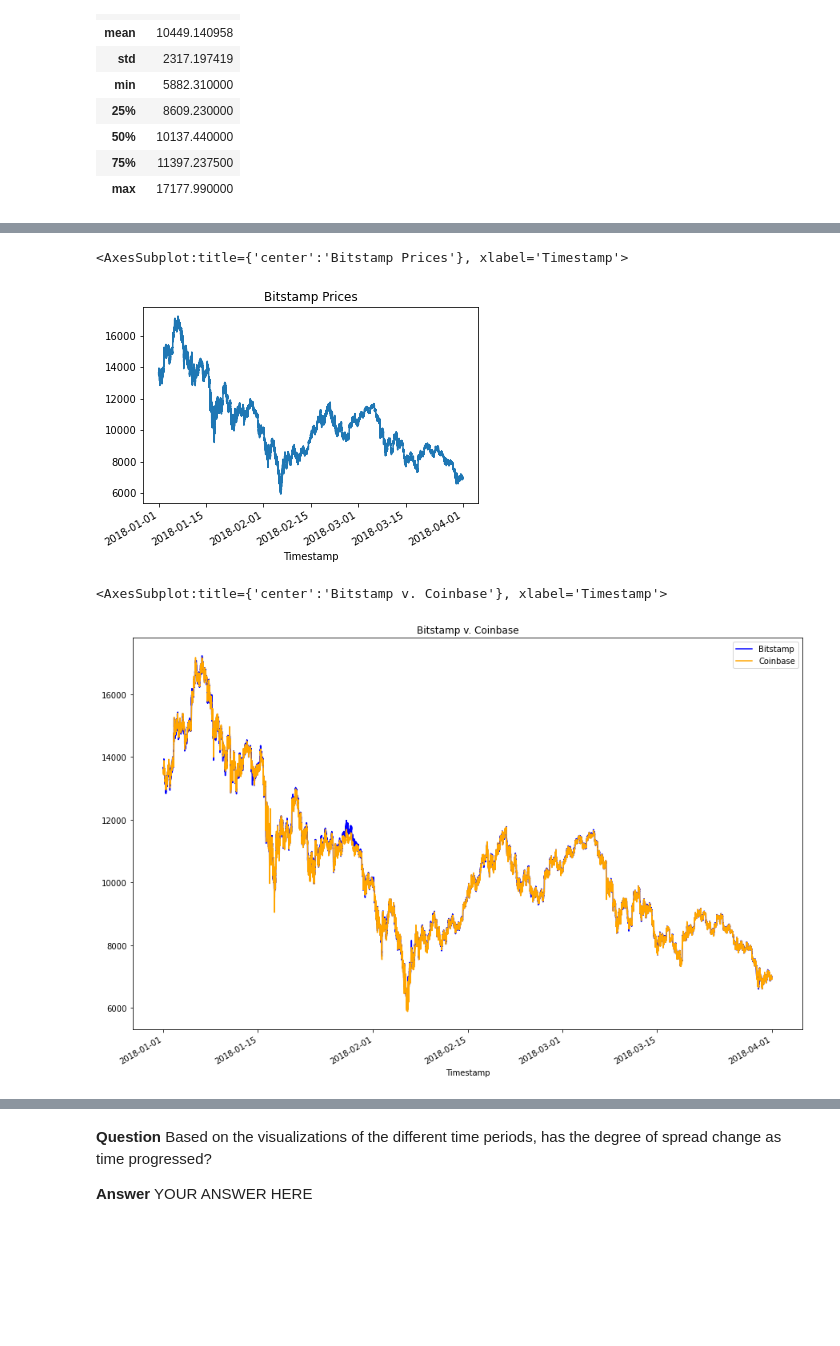
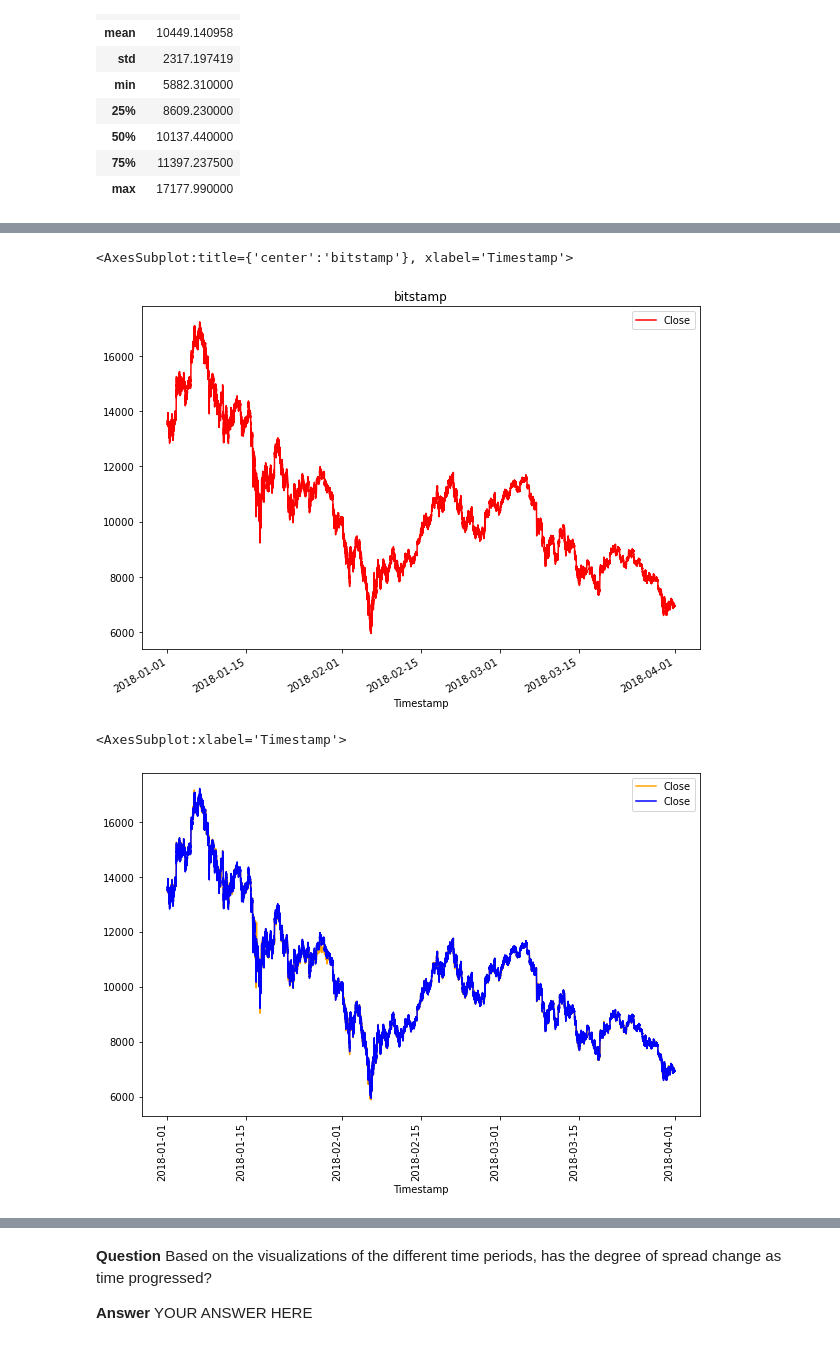
Before and after one commit to Ahmed-Mahjoub/Crypto_arbitrage, a Jupyter notebook: crypto_arbitrage.ipynb, the cells around one changed output, grey strips where cells are left out. Drawn from its saved outputs; the diff is of its cells as text; code cells hidden in the pictures; blank space fills up the shorter version.

```diff
--- a/crypto_arbitrage.ipynb
+++ b/crypto_arbitrage.ipynb
@@ -215,0 +262,3 @@ bitstamp.duplicated().sum()
+# %%
+coinbase["Close"] = coinbase["Close"].astype("float")
+coinbase.dtypes
@@ -215,0 +274,3 @@ bitstamp.duplicated().sum()
+# %%
+coinbase = coinbase.drop_duplicates().copy()
+coinbase
@@ -235,10 +315,11 @@ Select the data you want to analyze. Use `loc` or `iloc` to select the following
 * Close
 # %%
 # Use loc or iloc to select `Timestamp (the index)` and `Close` from bitstamp DataFrame
-bitstamp_sliced = # YOUR CODE HERE
+bitstamp_sliced =bitstamp.iloc[:, [3]]# YOUR CODE HERE
 
 # Review the first five rows of the DataFrame
 # YOUR CODE HERE
+bitstamp_sliced.head()
 # %% [output]
 |  | Close |
 | Timestamp |  |
@@ -249,10 +330,11 @@ bitstamp_sliced = # YOUR CODE HERE
 | 2018-01-01 00:04:00 | 13620.00 |
 # %%
 # Use loc or iloc to select `Timestamp (the index)` and `Close` from coinbase DataFrame
-coinbase_sliced = # YOUR CODE HERE
+coinbase_sliced = coinbase.iloc[:,[3]]# YOUR CODE HERE
 
 # Review the first five rows of the DataFrame
 # YOUR CODE HERE
+coinbase_sliced.head()
 # %% [output]
 |  | Close |
 | Timestamp |  |
@@ -310,14 +395,18 @@ Sort through the time series data associated with the bitstamp and coinbase Data
 # Create a line plot for the coinbase DataFrame for the full length of time in the dataset
 # Be sure that the figure size, title, and color are tailored to each visualization
 # YOUR CODE HERE
+bitstamp_sliced.plot(figsize=(10, 7),color= "red" ,title="bitstamp")
 # %% [output]
-<AxesSubplot:title={'center':'Bitstamp Prices'}, xlabel='Timestamp'>
+<AxesSubplot:title={'center':'bitstamp'}, xlabel='Timestamp'>
-[figure, old version]
+[figure, new version]
 # %%
 # Overlay the visualizations for the bitstamp and coinbase DataFrames in one plot
 # The plot should visualize the prices over the full lenth of the dataset
 # Be sure to include the parameters: legend, figure size, title, and color and label
 # YOUR CODE HERE
+
+coinbase_sliced['Close'].plot(figsize=(10, 7),rot= 90,color= "orange",legend=True)
+bitstamp_sliced['Close'].plot(figsize=(10, 7),rot= 90,color= "blue", legend=True)
 # %% [output]
-<AxesSubplot:title={'center':'Bitstamp v. Coinbase'}, xlabel='Timestamp'>
+<AxesSubplot:xlabel='Timestamp'>
-[figure, old version]
+[figure, new version]
```
Also changed, not shown: parts of 13 cells of this notebook.
